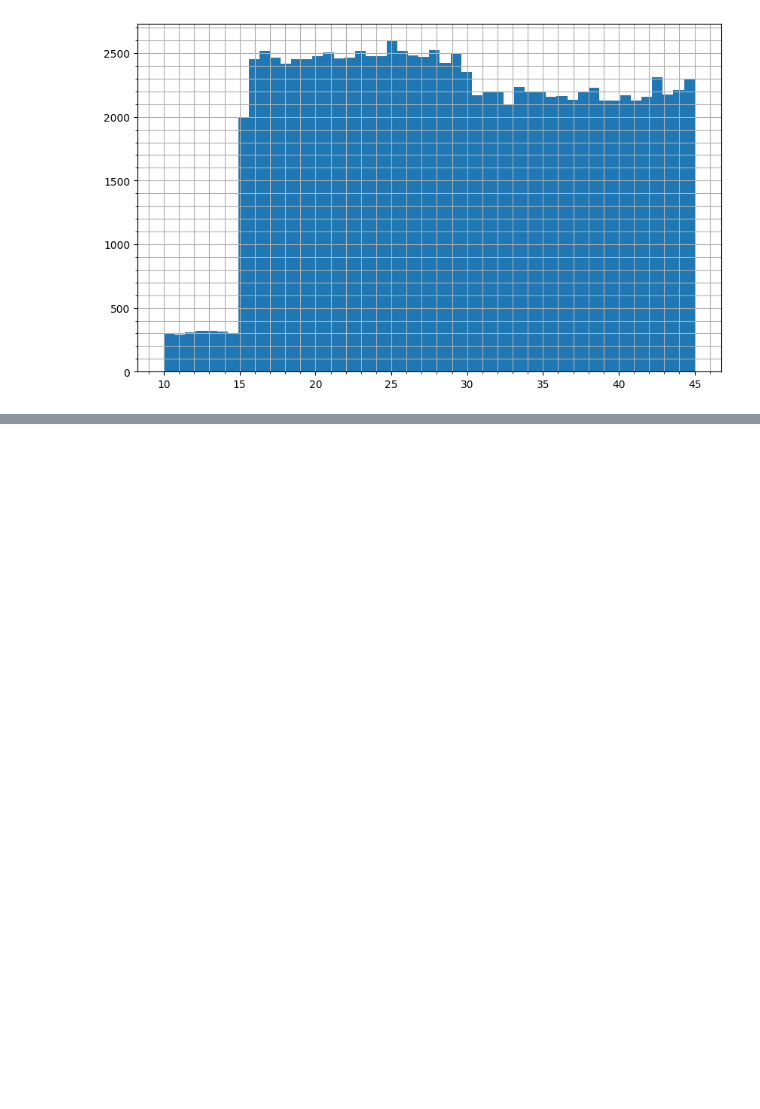
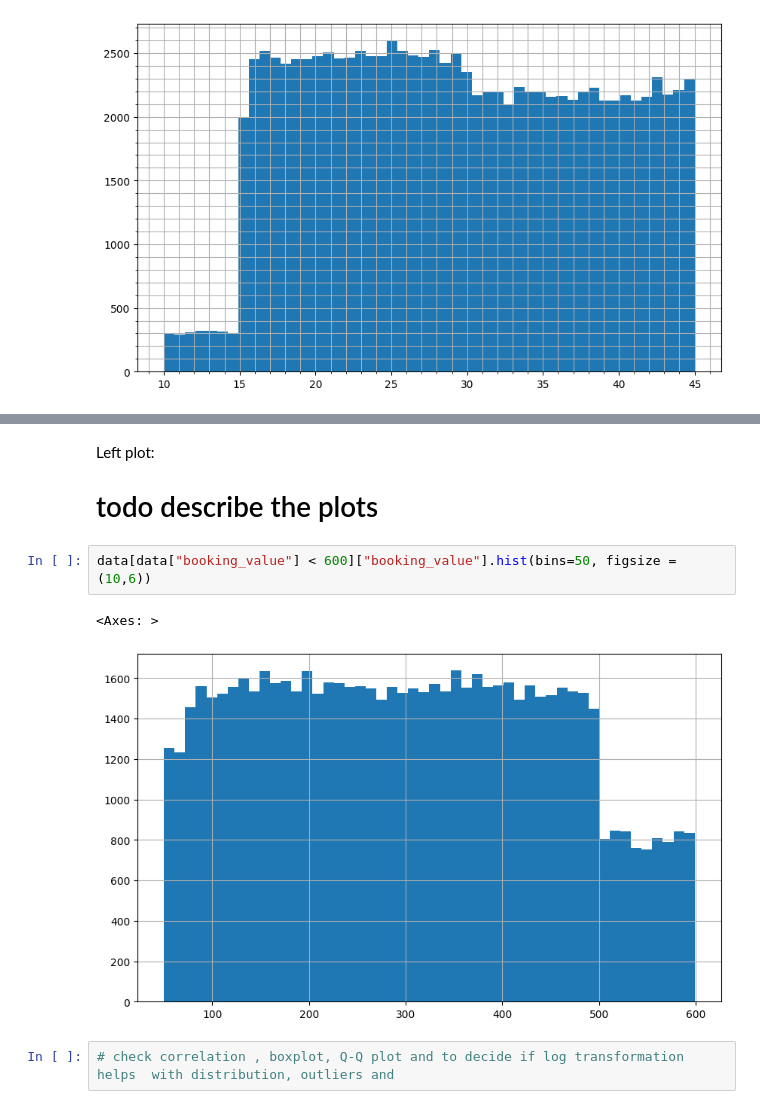
Before and after one commit to amaldu/uber-ride-cancellation-prediction, a Jupyter notebook: uber-analysis/notebooks/04_univar_eda.ipynb, the cells around one changed output, grey strips where cells are left out. Drawn from its saved outputs; the diff is of its cells as text; blank space fills up the shorter version.

```diff
--- a/uber-analysis/notebooks/04_univar_eda.ipynb
+++ b/uber-analysis/notebooks/04_univar_eda.ipynb
@@ -887,0 +947,10 @@ df_typed.hist(figsize=(20, 15), bins = 100)
+# %% [markdown]
+Left plot:
+# todo describe the plots
+# %%
+data[data["booking_value"] < 600]["booking_value"].hist(bins=50, figsize = (10,6))
+# %% [output]
+<Axes: >
+[figure, added]
+# %%
+# check correlation , boxplot, Q-Q plot and to decide if log transformation helps  with distribution, outliers and
```
Also changed, not shown: parts of 14 cells of this notebook, 1 other file.
